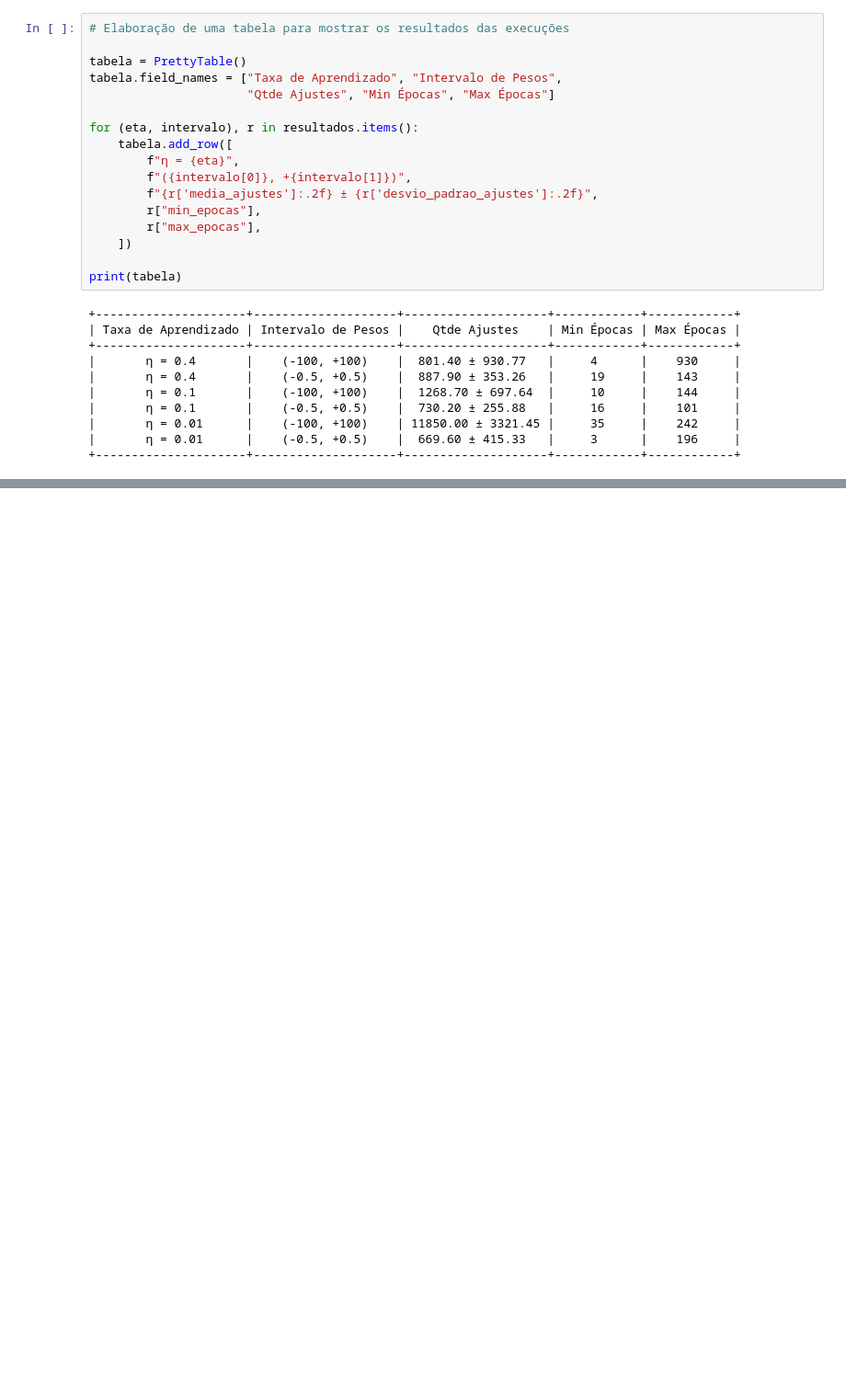
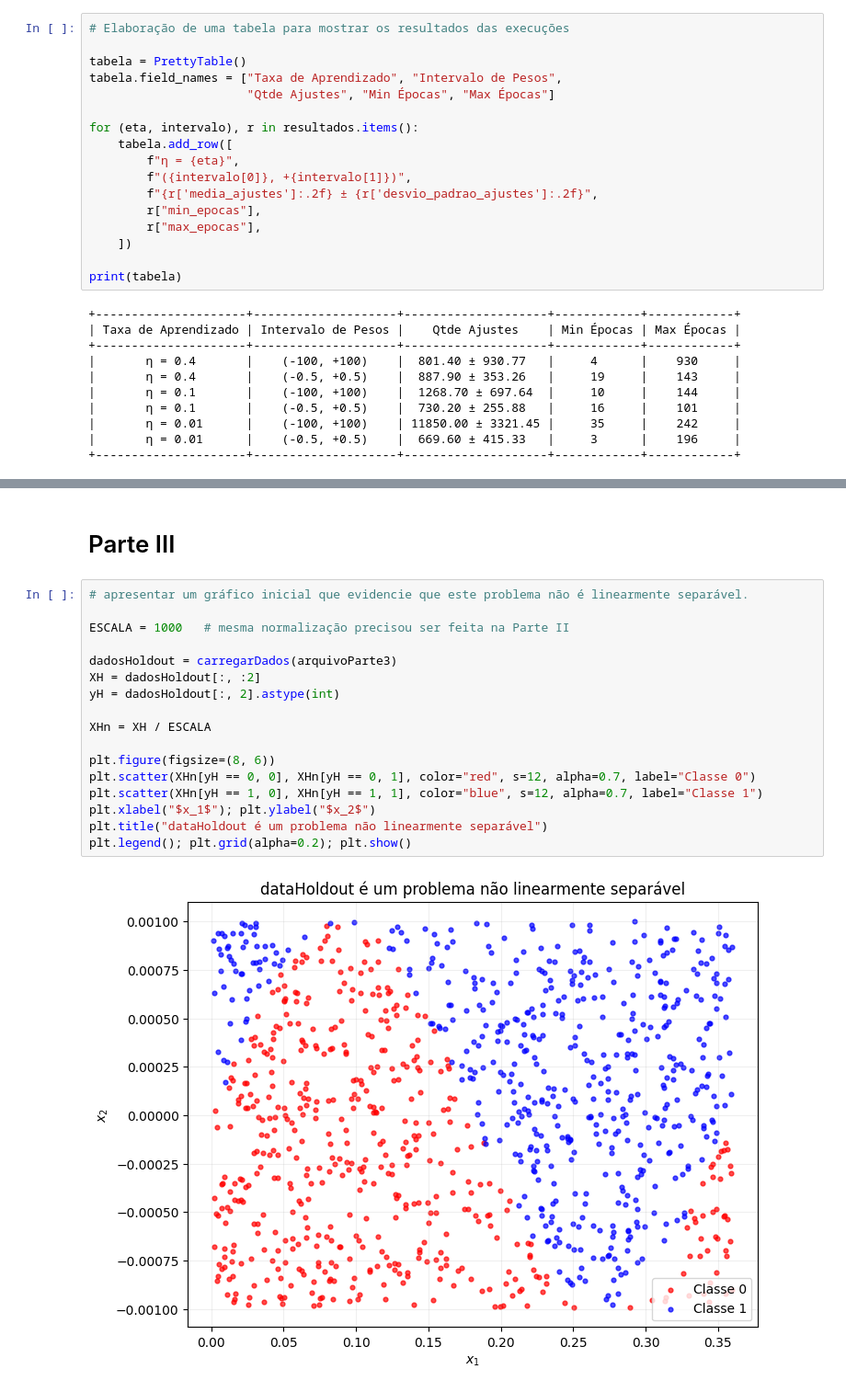
Before and after one commit to klissiadev/PP2.1_Perceptron, a Jupyter notebook: PP21_Perceptron.ipynb, the cells around one changed output, grey strips where cells are left out. Shown at 92% size. Drawn from its saved outputs; the diff is of its cells as text; blank space fills up the shorter version.

Commit message:
corrigindo parte 2 e implementando parte 3

```diff
--- a/PP21_Perceptron.ipynb
+++ b/PP21_Perceptron.ipynb
@@ -331,0 +331,21 @@ plt.show()
+# %% [markdown]
+# Parte III
+# %%
+# apresentar um gráfico inicial que evidencie que este problema não é linearmente separável.
+
+ESCALA = 1000   # mesma normalização precisou ser feita na Parte II
+
+dadosHoldout = carregarDados(arquivoParte3)
+XH = dadosHoldout[:, :2]
+yH = dadosHoldout[:, 2].astype(int)
+
+XHn = XH / ESCALA
+
+plt.figure(figsize=(8, 6))
+plt.scatter(XHn[yH == 0, 0], XHn[yH == 0, 1], color="red", s=12, alpha=0.7, label="Classe 0")
+plt.scatter(XHn[yH == 1, 0], XHn[yH == 1, 1], color="blue", s=12, alpha=0.7, label="Classe 1")
+plt.xlabel("$x_1$"); plt.ylabel("$x_2$")
+plt.title("dataHoldout é um problema não linearmente separável")
+plt.legend(); plt.grid(alpha=0.2); plt.show()
+# %% [output]
+[figure, added]
```
Also changed, not shown: parts of 11 cells of this notebook.
